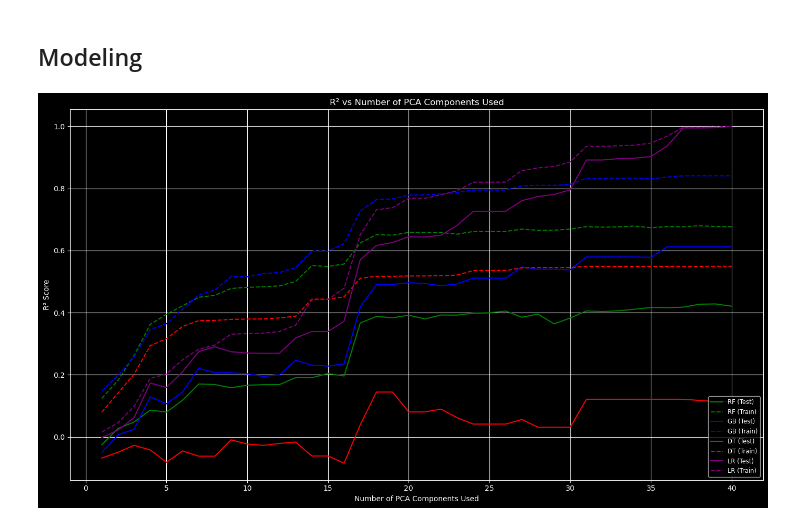
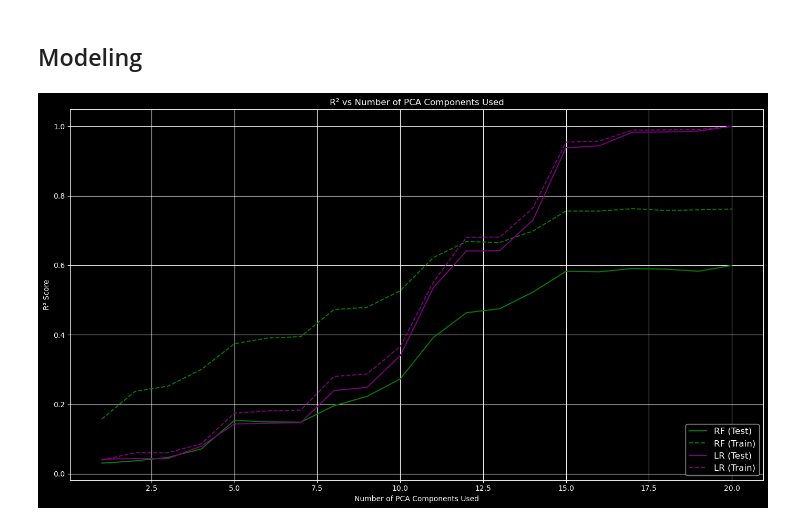
Before and after one commit to gtw2i/MSDS-565-Fall-2025, a Jupyter notebook: Unit 2 - Review ML w Sklearn/Demos/U2_Reg_PCA.ipynb, the cells around one changed output. Saved outputs shown, nothing was run; the diff lists cells and outputs as text; code cells hidden in the pictures.

```diff
--- a/Unit 2 - Review ML w Sklearn/Demos/U2_Reg_PCA.ipynb
+++ b/Unit 2 - Review ML w Sklearn/Demos/U2_Reg_PCA.ipynb
@@ -17,7 +17,7 @@ plt.style.use('dark_background')
 from sklearn import datasets
 from sklearn.metrics import r2_score
 
-n_feat = 40
+n_feat = 20
 
 X, y = datasets.make_regression(
     n_samples=1000,
@@ -46,22 +46,17 @@ X_test_pca = pca.transform(X_test)
 # %% [markdown]
 ## Modeling
 # %%
-from sklearn.ensemble import RandomForestRegressor, GradientBoostingRegressor
-from sklearn.tree import DecisionTreeRegressor
+from sklearn.ensemble import RandomForestRegressor
 from sklearn.linear_model import LinearRegression
 from sklearn.metrics import r2_score
 from tqdm import tqdm
 
 # Initialize models
 rf = RandomForestRegressor(n_estimators=100, max_depth=5)
-gb = GradientBoostingRegressor(n_estimators=100, max_depth=2)
-dt = DecisionTreeRegressor(max_depth=5)
 lr = LinearRegression()
 
 # Store R² scores
 rf_train_r2, rf_test_r2 = [], []
-gb_train_r2, gb_test_r2 = [], []
-dt_train_r2, dt_test_r2 = [], []
 lr_train_r2, lr_test_r2 = [], []
 
 # Loop over number of PCA components
@@ -74,16 +69,6 @@ for k in tqdm(range(1, n_feat + 1), ncols=50):
     rf_train_r2.append(r2_score(y_train, rf.predict(X_train_k)))
     rf_test_r2.append(r2_score(y_test, rf.predict(X_test_k)))
 
-    # Gradient Boosting
-    gb.fit(X_train_k, y_train)
-    gb_train_r2.append(r2_score(y_train, gb.predict(X_train_k)))
-    gb_test_r2.append(r2_score(y_test, gb.predict(X_test_k)))
-
-    # Decision Tree
-    dt.fit(X_train_k, y_train)
-    dt_train_r2.append(r2_score(y_train, dt.predict(X_train_k)))
-    dt_test_r2.append(r2_score(y_test, dt.predict(X_test_k)))
-
     # Linear Regression
     lr.fit(X_train_k, y_train)
     lr_train_r2.append(r2_score(y_train, lr.predict(X_train_k)))
@@ -91,30 +76,22 @@ for k in tqdm(range(1, n_feat + 1), ncols=50):
 # %%
 # Plotting
 x = np.arange(1, n_feat + 1)
 plt.figure(figsize=(14, 8))
 
 # Random Forest (green)
 plt.plot(x, rf_test_r2, color='green', label='RF (Test)')
 plt.plot(x, rf_train_r2, '--', color='green', label='RF (Train)')
 
-# Gradient Boosting (blue)
-plt.plot(x, gb_test_r2, color='blue', label='GB (Test)')
-plt.plot(x, gb_train_r2, '--', color='blue', label='GB (Train)')
-
-# Decision Tree (red)
-plt.plot(x, dt_test_r2, color='red', label='DT (Test)')
-plt.plot(x, dt_train_r2, '--', color='red', label='DT (Train)')
-
 # Linear Regression (purple)
 plt.plot(x, lr_test_r2, color='purple', label='LR (Test)')
 plt.plot(x, lr_train_r2, '--', color='purple', label='LR (Train)')
 
 plt.xlabel("Number of PCA Components Used")
 plt.ylabel("R² Score")
 plt.title("R² vs Number of PCA Components Used")
-plt.legend(loc='lower right', fontsize='small')
+plt.legend(loc='lower right', fontsize='large')
 plt.grid(True)
 plt.tight_layout()
 plt.show()
 # %% [output]
-[figure, old version]
+[figure, new version]
```
Also changed, not shown: 1 other file.
